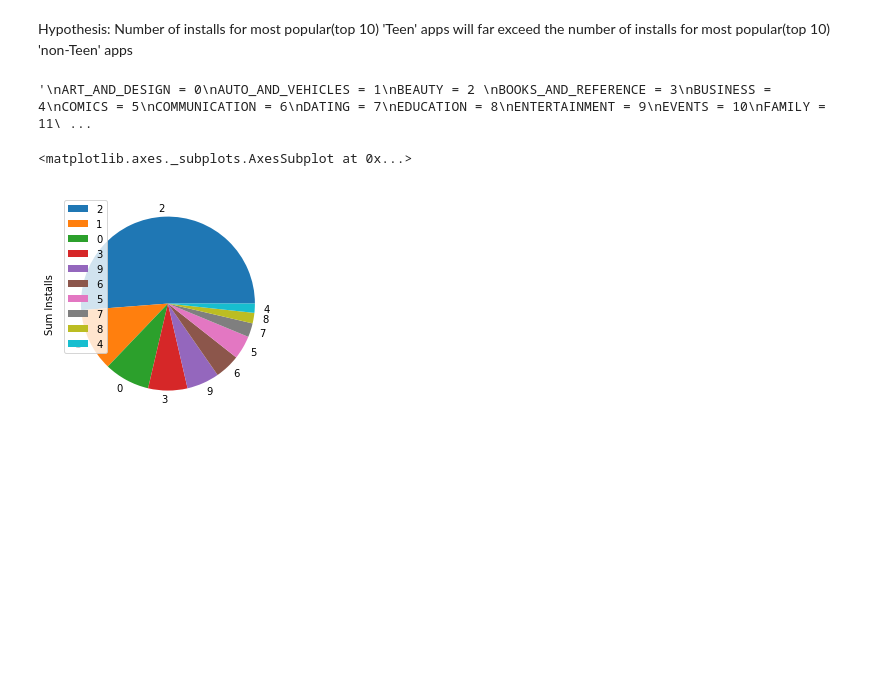
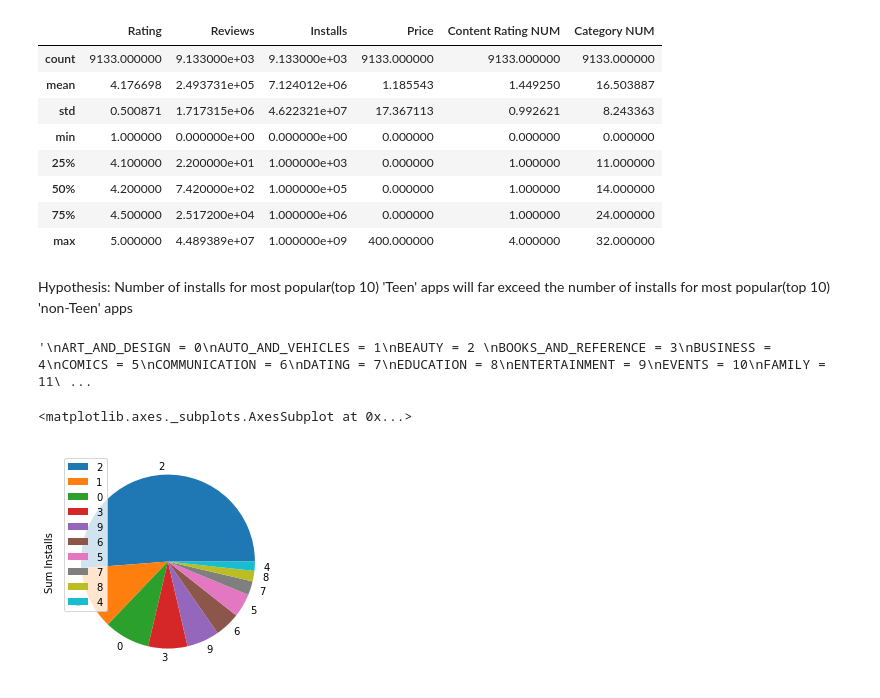
Before and after one commit to nikibhatt/DS-Unit-1-Sprint-3-Linear-Algebra, a Jupyter notebook: NB_Portfolio.ipynb, the cells around one changed output. Cells and saved outputs as stored; diff of their text form; code cells hidden in the pictures; blank space fills up the shorter version.

```diff
--- a/NB_Portfolio.ipynb
+++ b/NB_Portfolio.ipynb
@@ -18,3 +17,15 @@ df.head(25)
+# %%
+df.describe()
+# %% [output]
+|  | Rating | Reviews | Installs | Price | Content Rating NUM | Category NUM |
+| count | 9133.000000 | 9.133000e+03 | 9.133000e+03 | 9133.000000 | 9133.000000 | 9133.000000 |
+| mean | 4.176698 | 2.493731e+05 | 7.124012e+06 | 1.185543 | 1.449250 | 16.503887 |
+| std | 0.500871 | 1.717315e+06 | 4.622321e+07 | 17.367113 | 0.992621 | 8.243363 |
+| min | 1.000000 | 0.000000e+00 | 0.000000e+00 | 0.000000 | 0.000000 | 0.000000 |
+| 25% | 4.100000 | 2.200000e+01 | 1.000000e+03 | 0.000000 | 1.000000 | 11.000000 |
+| 50% | 4.200000 | 7.420000e+02 | 1.000000e+05 | 0.000000 | 1.000000 | 14.000000 |
+| 75% | 4.500000 | 2.517200e+04 | 1.000000e+06 | 0.000000 | 1.000000 | 24.000000 |
+| max | 5.000000 | 4.489389e+07 | 1.000000e+09 | 400.000000 | 4.000000 | 32.000000 |
 # %% [markdown]
 Hypothesis: Number of installs for most popular(top 10) 'Teen' apps will far exceed the number of installs for most popular(top 10) 'non-Teen' apps
 # %%
```
Also changed, not shown: parts of 12 cells of this notebook.
